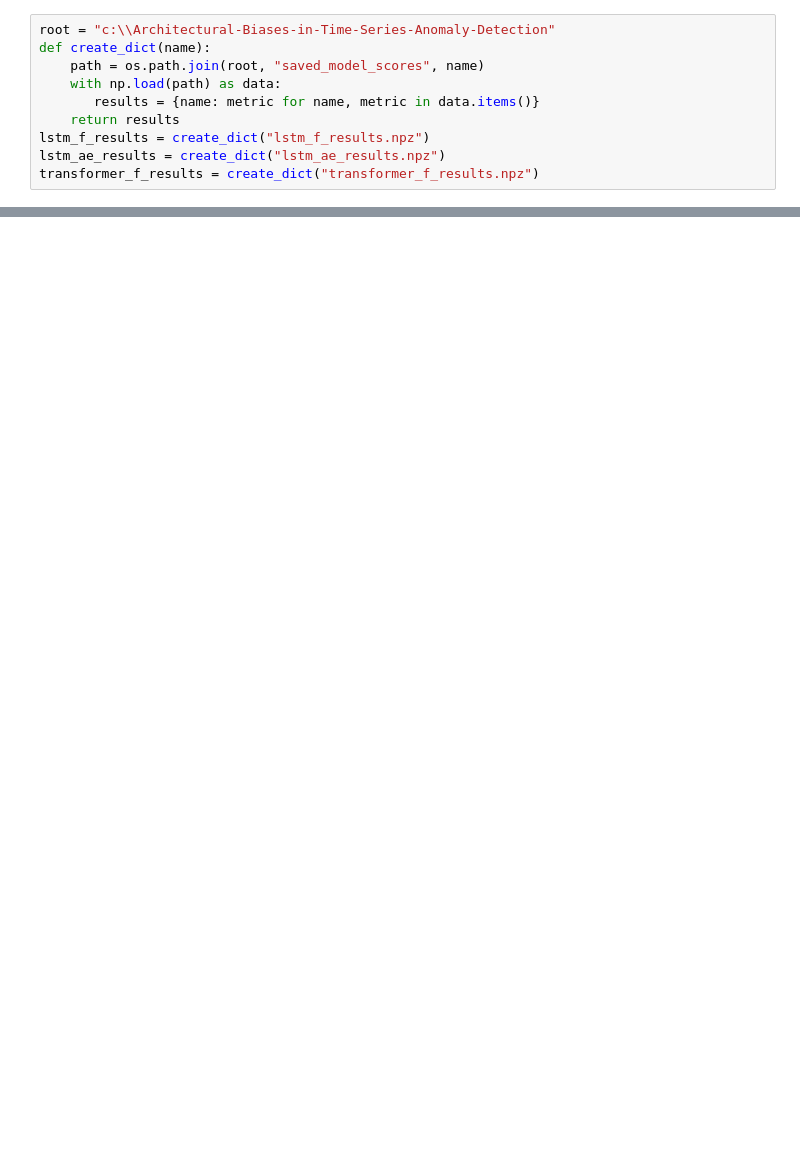
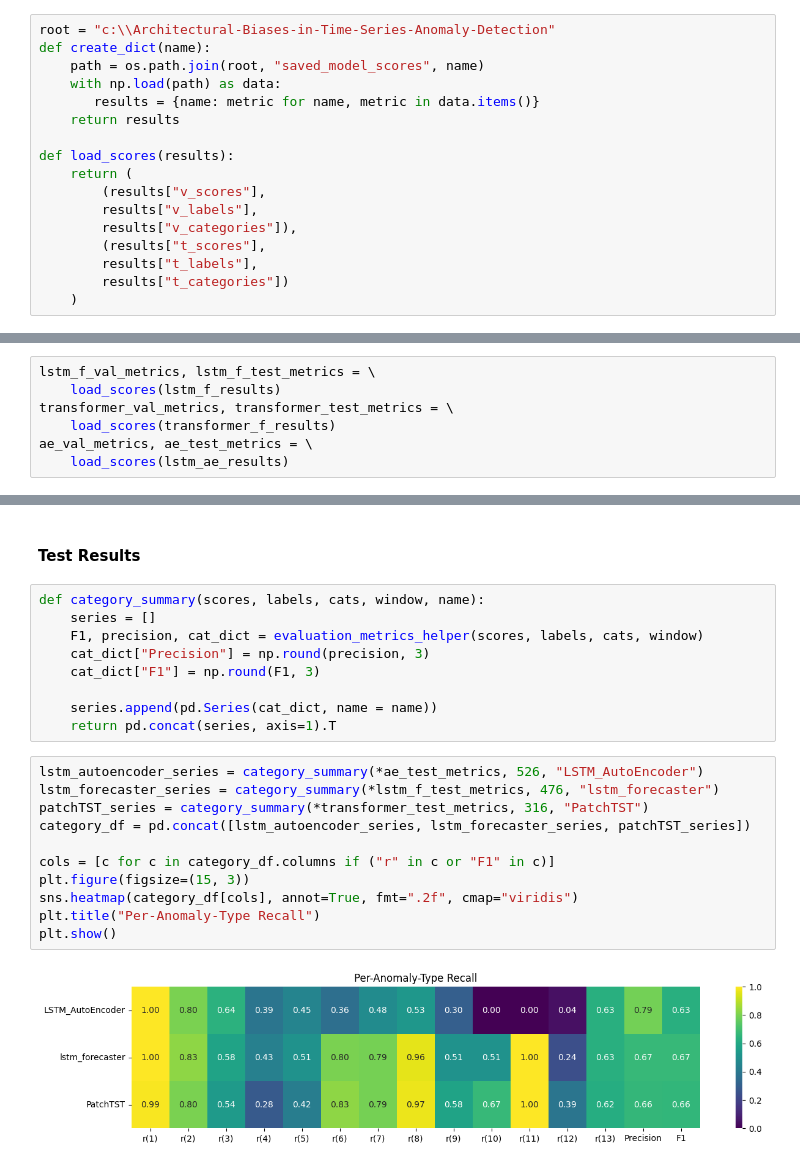
Before and after one commit to KirillVishnyakov/Architectural-Biases-in-Time-Series-Anomaly-Detection, a Jupyter notebook: report.ipynb, the cells around one changed output, grey strips where cells are left out. Saved outputs shown, nothing was run; the diff lists cells and outputs as text; blank space fills up the shorter version.

```diff
--- a/report.ipynb
+++ b/report.ipynb
@@ -188,6 +151,13 @@ def create_dict(name):
     with np.load(path) as data:
        results = {name: metric for name, metric in data.items()}
     return results
-lstm_f_results = create_dict("lstm_f_results.npz")
-lstm_ae_results = create_dict("lstm_ae_results.npz")
-transformer_f_results = create_dict("transformer_f_results.npz")
+
+def load_scores(results):
+    return (
+        (results["v_scores"],
+        results["v_labels"],
+        results["v_categories"]),
+        (results["t_scores"],
+        results["t_labels"],
+        results["t_categories"])
+    )
@@ -255,0 +168,7 @@ generate_df(f_scores, f_labels, f_cats, window_grid)
+# %%
+lstm_f_val_metrics, lstm_f_test_metrics = \
+    load_scores(lstm_f_results)
+transformer_val_metrics, transformer_test_metrics = \
+    load_scores(transformer_f_results)
+ae_val_metrics, ae_test_metrics = \
+    load_scores(lstm_ae_results)
@@ -255,0 +199,24 @@ generate_df(f_scores, f_labels, f_cats, window_grid)
+# %% [markdown]
+#### Test Results
+# %%
+def category_summary(scores, labels, cats, window, name):
+    series = []
+    F1, precision, cat_dict = evaluation_metrics_helper(scores, labels, cats, window)
+    cat_dict["Precision"] = np.round(precision, 3)
+    cat_dict["F1"] = np.round(F1, 3)
+
+    series.append(pd.Series(cat_dict, name = name))
+    return pd.concat(series, axis=1).T
+# %%
+lstm_autoencoder_series = category_summary(*ae_test_metrics, 526, "LSTM_AutoEncoder")
+lstm_forecaster_series = category_summary(*lstm_f_test_metrics, 476, "lstm_forecaster")
+patchTST_series = category_summary(*transformer_test_metrics, 316, "PatchTST")
+category_df = pd.concat([lstm_autoencoder_series, lstm_forecaster_series, patchTST_series])
+
+cols = [c for c in category_df.columns if ("r" in c or "F1" in c)]
+plt.figure(figsize=(15, 3))
+sns.heatmap(category_df[cols], annot=True, fmt=".2f", cmap="viridis")
+plt.title("Per-Anomaly-Type Recall")
+plt.show()
+# %% [output]
+[figure, added]
```
Also changed, not shown: parts of 22 cells of this notebook, 10 other files.
